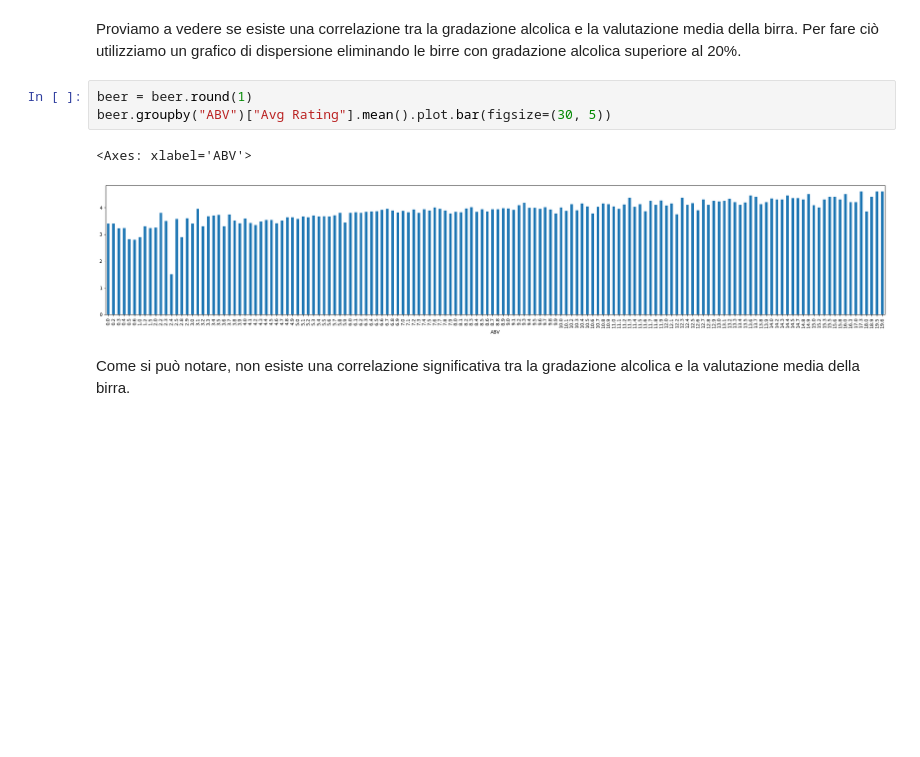
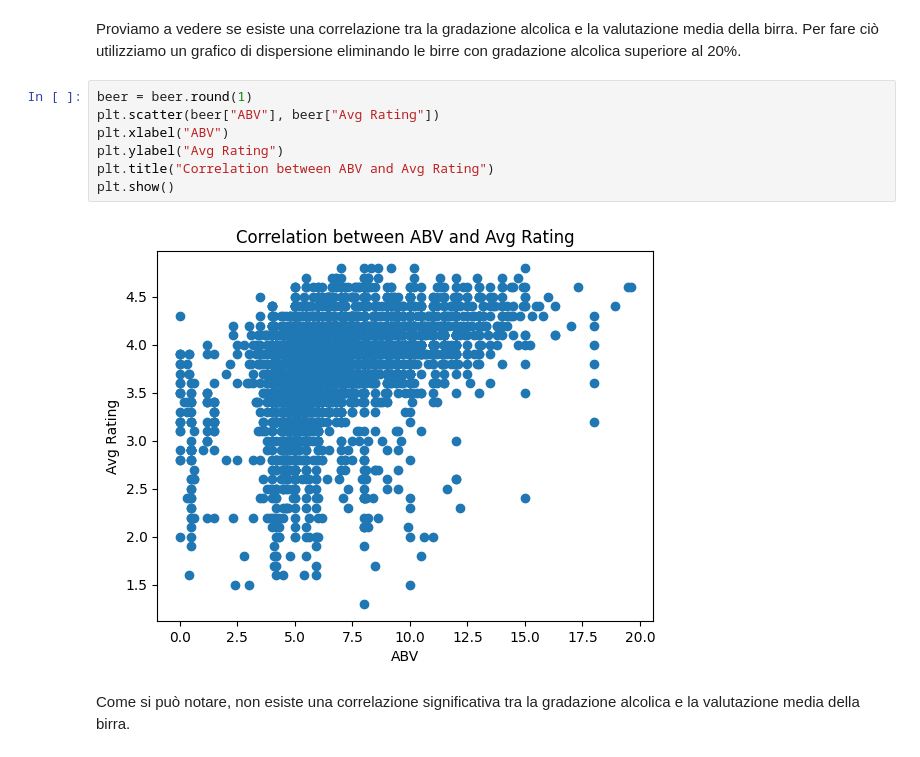
Before and after one commit to ThePaglia/Beer-Recommendator, a Jupyter notebook: BeerWizard.ipynb, the cells around one changed output. Saved outputs shown, nothing was run; the diff lists cells and outputs as text; blank space fills up the shorter version.

```diff
--- a/BeerWizard.ipynb
+++ b/BeerWizard.ipynb
@@ -206,12 +211,15 @@ beer = beer[beer["ABV"] < 20]
 # %% [markdown]
 Proviamo a vedere se esiste una correlazione tra la gradazione alcolica e la valutazione media della birra.
 Per fare ciò utilizziamo un grafico di dispersione eliminando le birre con gradazione alcolica superiore al 20%.
-# %%
-beer = beer.round(1)
-beer.groupby("ABV")["Avg Rating"].mean().plot.bar(figsize=(30, 5))
-# %% [output]
-<Axes: xlabel='ABV'>
-[figure, removed]
+# %%
+beer = beer.round(1)
+plt.scatter(beer["ABV"], beer["Avg Rating"])
+plt.xlabel("ABV")
+plt.ylabel("Avg Rating")
+plt.title("Correlation between ABV and Avg Rating")
+plt.show()
+# %% [output]
+[figure, added]
 # %% [markdown]
 Come si può notare, non esiste una correlazione significativa tra la gradazione alcolica e la valutazione media della birra.
 # %% [markdown]
```
Also changed, not shown: parts of 13 cells of this notebook, 1 other file.
